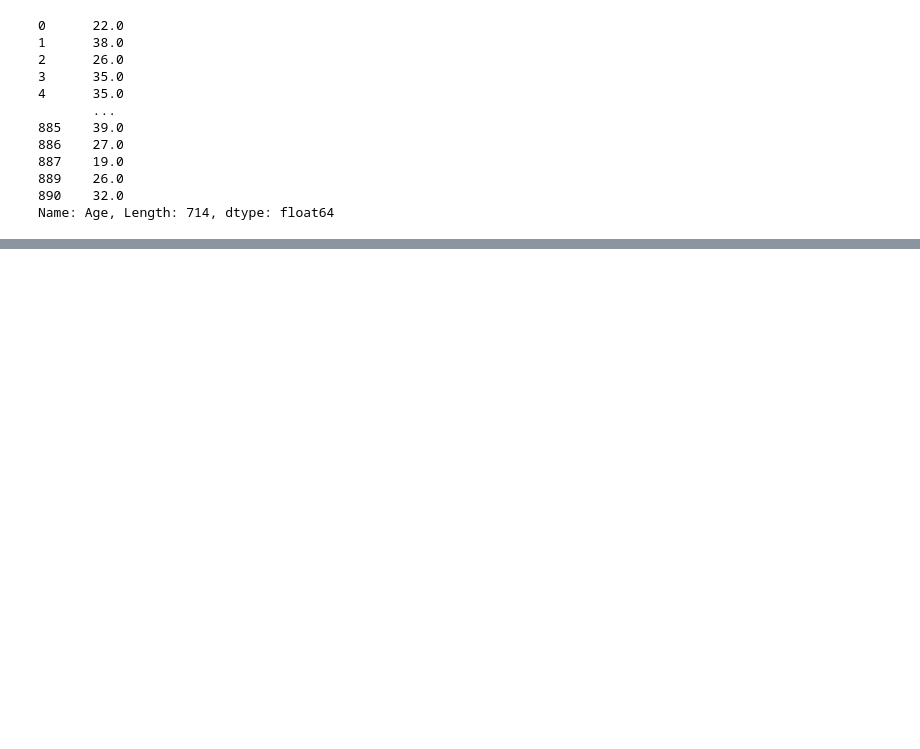
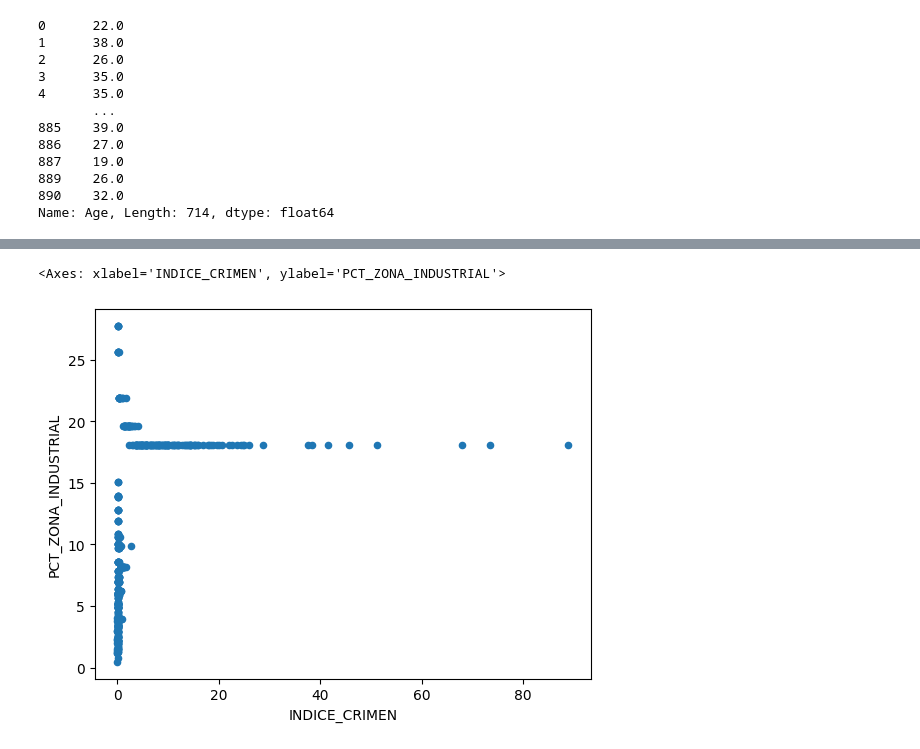
Before and after one commit to mariapaurecinos/CienciaDeDatos, a Jupyter notebook: Ejercicio 1.ipynb, the cells around one changed output, grey strips where cells are left out. Saved outputs shown, nothing was run; the diff lists cells and outputs as text; code cells hidden in the pictures; blank space fills up the shorter version.

```diff
--- a/Ejercicio 1.ipynb
+++ b/Ejercicio 1.ipynb
@@ -180,0 +258,6 @@ Name: Age, Length: 714, dtype: float64
+# %%
+# 5. Genera un diagrama de dispersión que muestre el índice de criminalidad vs la zona
+DF_new.plot.scatter('INDICE_CRIMEN', 'PCT_ZONA_INDUSTRIAL')
+# %% [output]
+<Axes: xlabel='INDICE_CRIMEN', ylabel='PCT_ZONA_INDUSTRIAL'>
+[figure, added]
```
Also changed, not shown: parts of 35 cells of this notebook.
